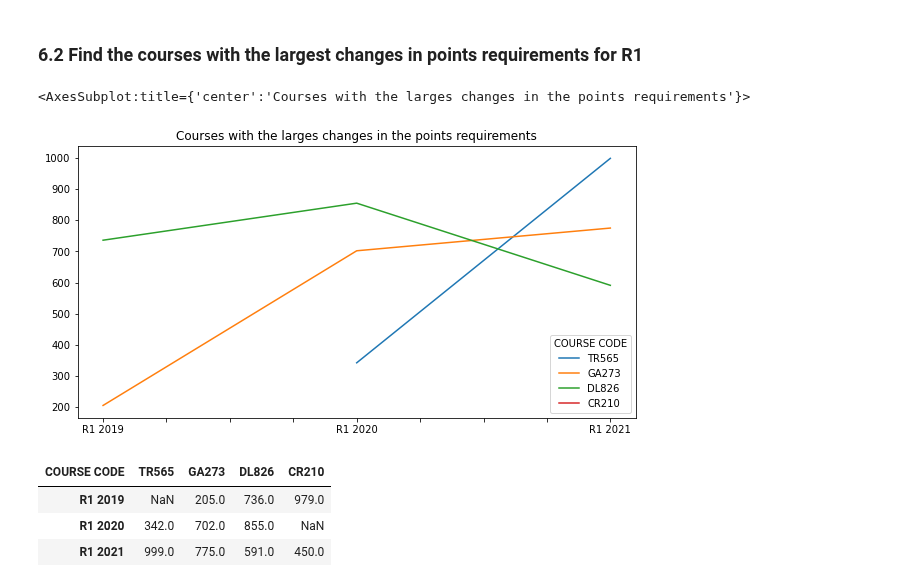
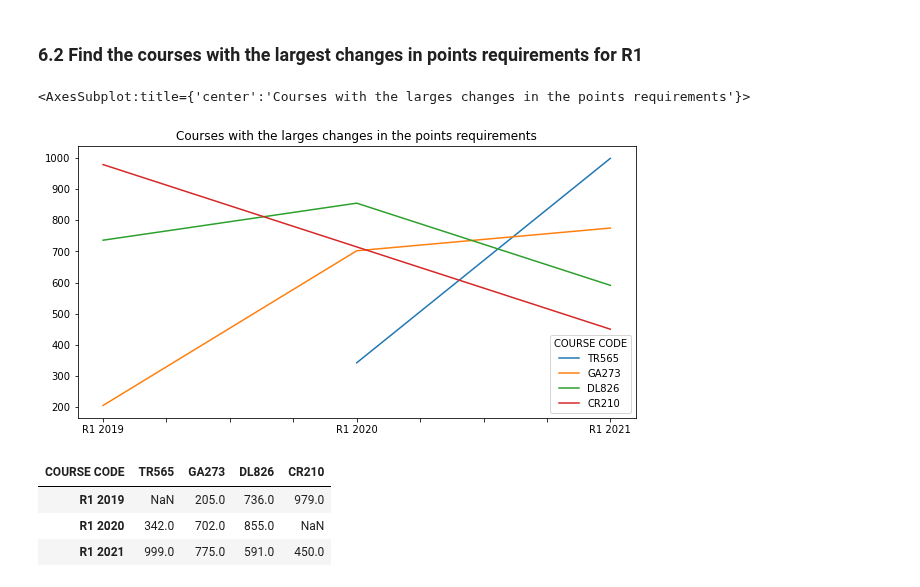
Before and after one commit to przemekbil/FoDA_2021, a Jupyter notebook: cao.ipynb, the cells around one changed output. Drawn from its saved outputs; the diff is of its cells as text; code cells hidden in the pictures.

Commit message:
Values interpolated for CR210 in 2020 to be able to show it on a plot of courses with larges changes in points requirements

```diff
--- a/cao.ipynb
+++ b/cao.ipynb
@@ -1424,14 +1424,16 @@ min_21_19 = allcourses[allcourses['R1 21_to_19'] == allcourses['R1 21_to_19'].mi
 # %%
 # Transpose a slice of allcourses DataFrame with only R1 points for each year
 allcourses_t = allcourses[['R1 2019', 'R1 2020', 'R1 2021']].T
 
 # Plot changes in the points requirements in the courses with the largest points requirements changes
 # 'max_21_20' and others are variables that hold the course names with the largest points changes. Below I will use these variables
 # to select only the columns that corresponds to these courses:
-allcourses_t[[max_21_20, max_21_19, min_21_20, min_21_19]].plot(figsize=(10, 5), title='Courses with the larges changes in the points requirements')
+# Interpolating missing 2020 value for CR210 by interpolating the values in 2019 and 2021. As a result straight line will be draw for CR210 between 2019 and 2021 values
+# https://pandas.pydata.org/docs/reference/api/pandas.DataFrame.interpolate.html
+allcourses_t[[max_21_20, max_21_19, min_21_20, min_21_19]].interpolate(method='linear', limit=2).plot(figsize=(10, 5), title='Courses with the larges changes in the points requirements')
 # %% [output]
 <AxesSubplot:title={'center':'Courses with the larges changes in the points requirements'}>
-[figure, old version]
+[figure, new version]
 # %%
 # Show these 4 courses in a table
 allcourses_t[[max_21_20, max_21_19, min_21_20, min_21_19]]
```
